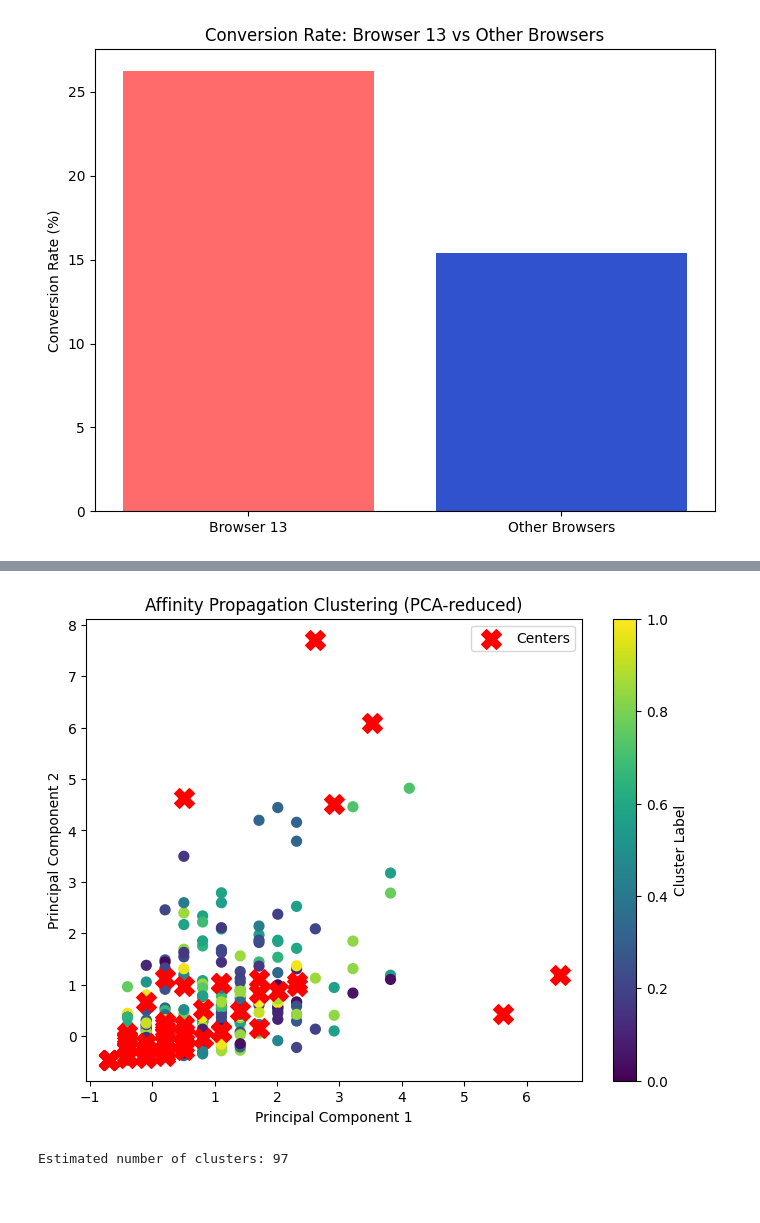
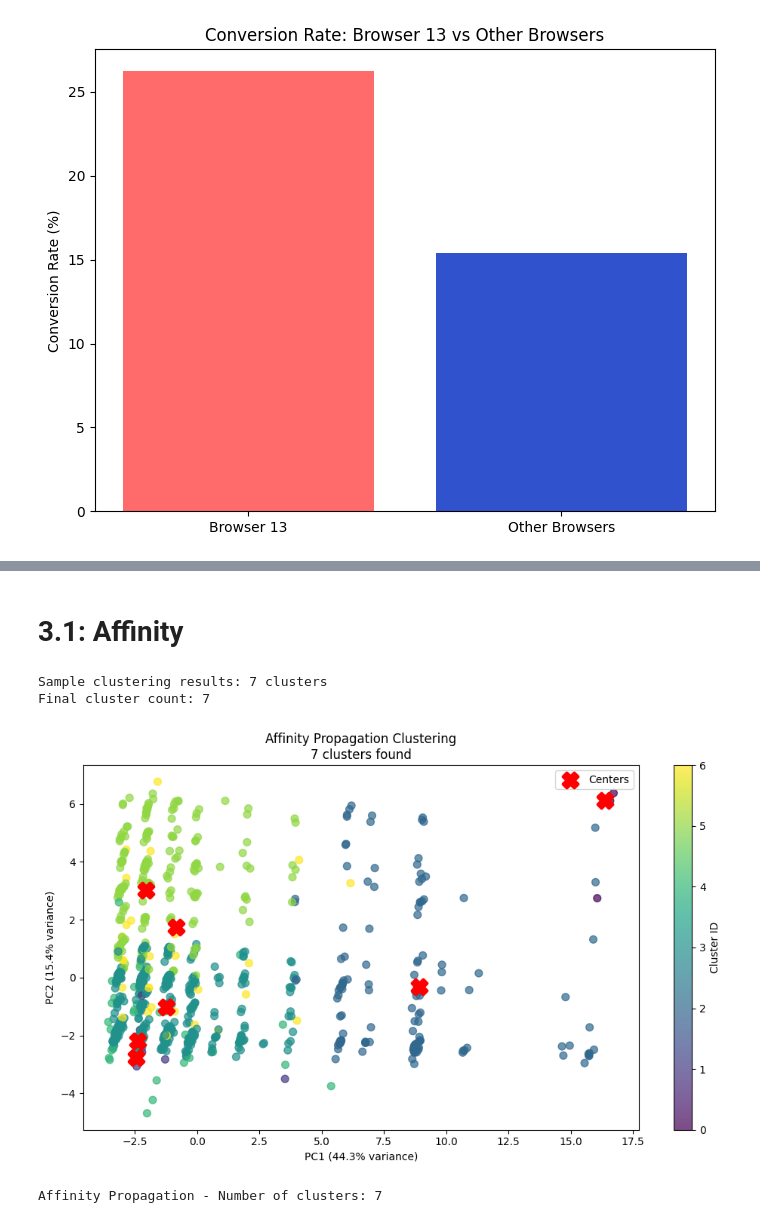
Before and after one commit to andreas4589/DataAnalytics, a Jupyter notebook: PA2/PA2.ipynb, the cells around one changed output, grey strips where cells are left out. Cells and saved outputs as stored; diff of their text form; code cells hidden in the pictures; blank space fills up the shorter version.

Commit message:
Added upto 4 and balanced affinity clustering

```diff
--- a/PA2/PA2.ipynb
+++ b/PA2/PA2.ipynb
@@ -148,0 +151,18 @@ X_final = np.hstack((X_scaled, X_encoded.values))
+# %%
+
+# Create subset and PCA setup
+from sklearn.decomposition import PCA
+import numpy as np
+import matplotlib.pyplot as plt
+
+# Create random subset for clustering (fix the NameError)
+subset_idx = np.random.choice(X_final.shape[0], size=1000, replace=False)
+X_subset = X_final[subset_idx]
+
+# Apply PCA for consistent visualization across all methods
+pca_viz = PCA(n_components=2)
+X_pca = pca_viz.fit_transform(X_subset)
+
+print(f"Dataset shape: {X_subset.shape}")
+print(f"PCA explained variance: PC1={pca_viz.explained_variance_ratio_[0]:.3f}, PC2={pca_viz.explained_variance_ratio_[1]:.3f}")
+print(f"Total variance explained: {sum(pca_viz.explained_variance_ratio_):.3f}")
@@ -149,36 +173,52 @@ X_final = np.hstack((X_scaled, X_encoded.values))
+# %% [markdown]
+# 3.1: Affinity
 # %%
-# Apply Sklearn's Affinity Propagation clustering.
 from sklearn.cluster import AffinityPropagation
-# Step 2: Fit AffinityPropagation
-affinity_propagation = AffinityPropagation(
-    damping=0.9,
-    preference=-30,
+from sklearn.metrics.pairwise import euclidean_distances
+import numpy as np
+
+# Test middle-ground parameters for moderate cluster count
+ap_moderate = AffinityPropagation(
+    damping=0.6,  # if we want 3 clusters put 0.5 and -800 approx but thats a bit too few clusters so this balances on 7 clusters
+    preference=-200,
+    max_iter=1000,
     random_state=8
 )
 
-subset_idx = np.random.choice(X_final.shape[0], size=1000, replace=False)
-X_subset = X_final[subset_idx]
+# Use smaller sample for computational efficiency
+sample_idx = np.random.choice(len(X_subset), size=200, replace=False)
+X_sample = X_subset[sample_idx]
 
-clusters = affinity_propagation.fit_predict(X_subset)
+clusters_sample = ap_moderate.fit_predict(X_sample)
+print(f"Sample clustering results: {len(set(clusters_sample))} clusters")
 
-# Step 3: Visualize in 2D (using first 2 PCA components for plotting)
-X_2d = X_subset[:, :2]
+# Assign all points to nearest cluster centers
+centers = ap_moderate.cluster_centers_
+distances_to_centers = euclidean_distances(X_subset, centers)
+clusters = np.argmin(distances_to_centers, axis=1)
 
-plt.figure(figsize=(8, 6))
-plt.scatter(X_2d[:, 0], X_2d[:, 1], c=clusters, cmap='viridis', s=50)
-plt.title('Affinity Propagation Clustering (PCA-reduced)')
-plt.xlabel('Principal Component 1')
-plt.ylabel('Principal Component 2')
+print(f"Final cluster count: {len(set(clusters))}")
 
-# highlight cluster centers
-centers_2d = affinity_propagation.cluster_centers_[:, :2]
-plt.scatter(centers_2d[:, 0], centers_2d[:, 1],
-            c='red', marker='X', s=200, label='Centers')
+# Visualize Affinity Propagation results
+plt.figure(figsize=(10, 6))
+scatter = plt.scatter(X_pca[:, 0], X_pca[:, 1], c=clusters, cmap='viridis', s=50, alpha=0.7)
+plt.title(f'Affinity Propagation Clustering\n{len(set(clusters))} clusters found')
+plt.xlabel(f'PC1 ({pca_viz.explained_variance_ratio_[0]:.1%} variance)')
+plt.ylabel(f'PC2 ({pca_viz.explained_variance_ratio_[1]:.1%} variance)')
+
+# Add cluster centers
+centers_pca = pca_viz.transform(centers)
+plt.scatter(centers_pca[:, 0], centers_pca[:, 1],
+            c='red', marker='X', s=200, linewidth=3, label='Centers')
+
 plt.legend()
-plt.colorbar(label='Cluster Label')
+plt.colorbar(scatter, label='Cluster ID')
+plt.tight_layout()
 plt.show()
 
-print("Estimated number of clusters:", len(set(clusters)))
+print(f"Affinity Propagation - Number of clusters: {len(set(clusters))}")
 # %% [output]
+Sample clustering results: 7 clusters
+Final cluster count: 7
-[figure, old version]
+[figure, new version]
-Estimated number of clusters: 97
+Affinity Propagation - Number of clusters: 7
```
Also changed, not shown: parts of 16 cells of this notebook.
